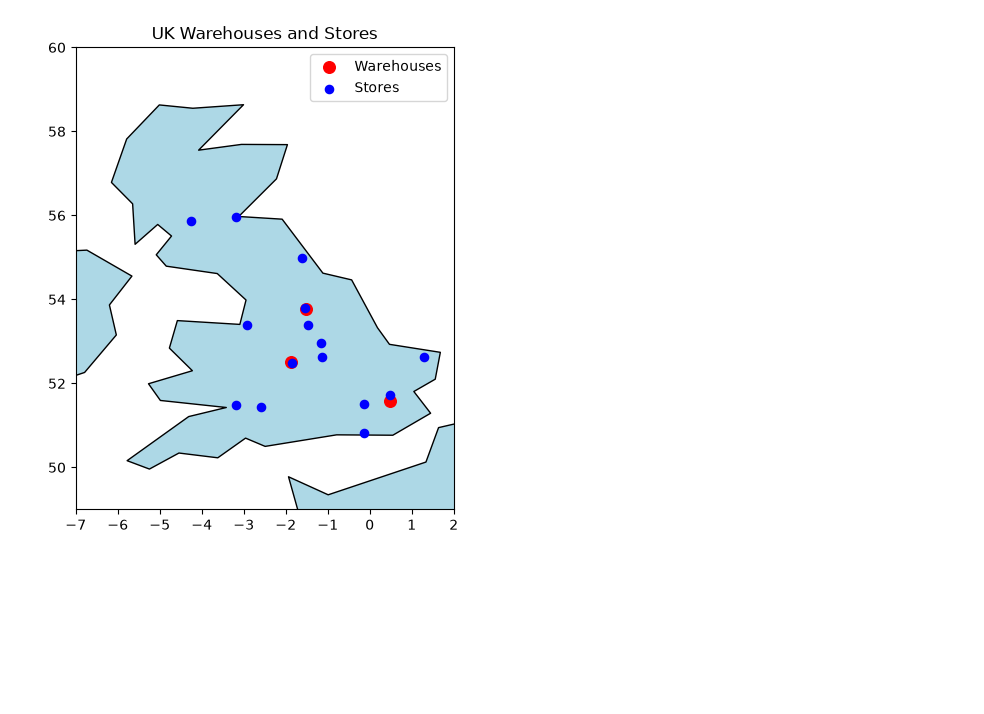
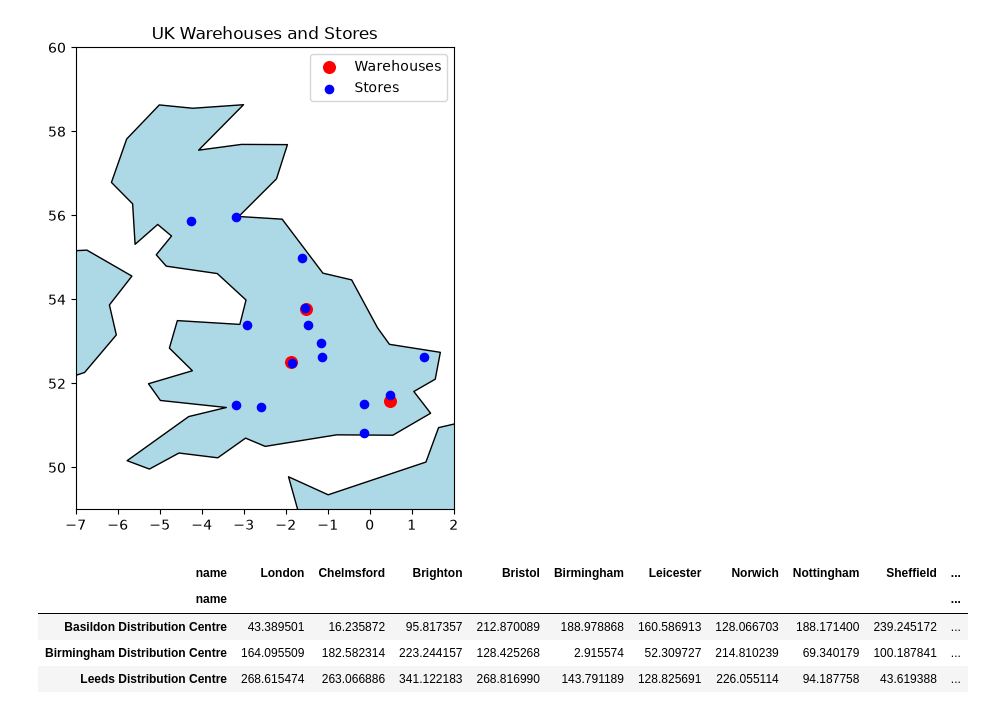
Before and after one commit to pyjpg/Warehouse_Linear-Optimisation, a Jupyter notebook: scripts/main.ipynb, the cells around one changed output. Cells and saved outputs as stored; diff of their text form; code cells hidden in the pictures; blank space fills up the shorter version.

```diff
--- a/scripts/main.ipynb
+++ b/scripts/main.ipynb
@@ -133,0 +102,31 @@ f
+# %%
+import pandas as pd
+import numpy as np
+
+def haversine_cross(df1, df2, lat_col='latitude', lon_col='longitude', R=6371):
+    lat1 = np.radians(df1[lat_col].values)[:, None]   # shape (n1, 1)
+    lon1 = np.radians(df1[lon_col].values)[:, None]
+    lat2 = np.radians(df2[lat_col].values)[None, :]   # shape (1, n2)
+    lon2 = np.radians(df2[lon_col].values)[None, :]
+
+    dlat = lat2 - lat1
+    dlon = lon2 - lon1
+    a = np.sin(dlat/2)**2 + np.cos(lat1) * np.cos(lat2) * np.sin(dlon/2)**2
+    c = 2 * np.arctan2(np.sqrt(a), np.sqrt(1 - a))
+    return R * c
+
+dist_matrix = haversine_cross(df_geo, df_stores)
+
+dist_df = pd.DataFrame(
+    dist_matrix,
+    index=df_geo['name'],
+    columns = df_stores['name']
+)
+# %%
+dist_df
+# %% [output]
+| name | London | Chelmsford | Brighton | Bristol | Birmingham | Leicester | Norwich | Nottingham | Sheffield | ... |
+| name |  |  |  |  |  |  |  |  |  | ... |
+| Basildon Distribution Centre | 43.389501 | 16.235872 | 95.817357 | 212.870089 | 188.978868 | 160.586913 | 128.066703 | 188.171400 | 239.245172 | ... |
+| Birmingham Distribution Centre | 164.095509 | 182.582314 | 223.244157 | 128.425268 | 2.915574 | 52.309727 | 214.810239 | 69.340179 | 100.187841 | ... |
+| Leeds Distribution Centre | 268.615474 | 263.066886 | 341.122183 | 268.816990 | 143.791189 | 128.825691 | 226.055114 | 94.187758 | 43.619388 | ... |
```
Also changed, not shown: parts of 10 cells of this notebook, 1 other file.
